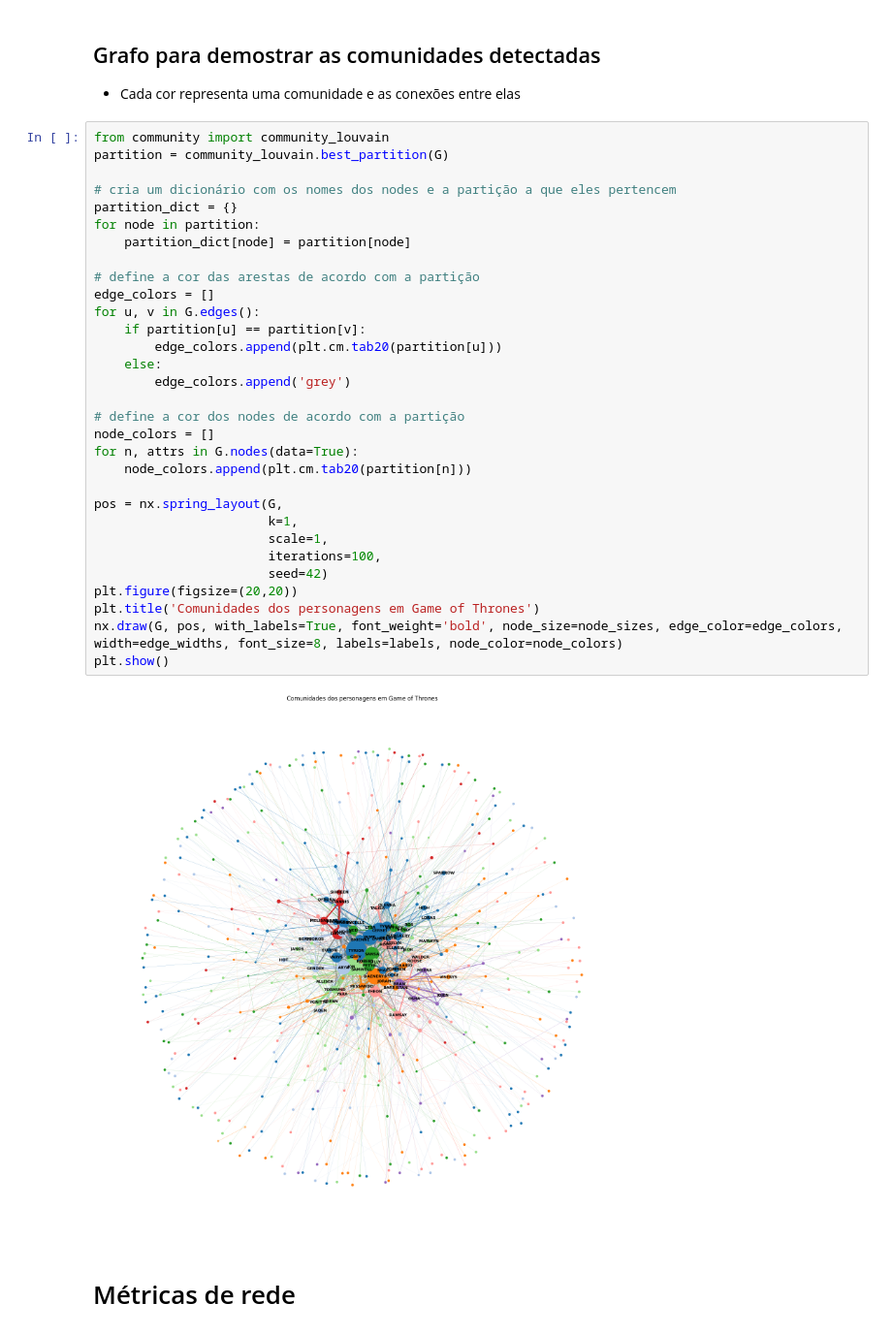
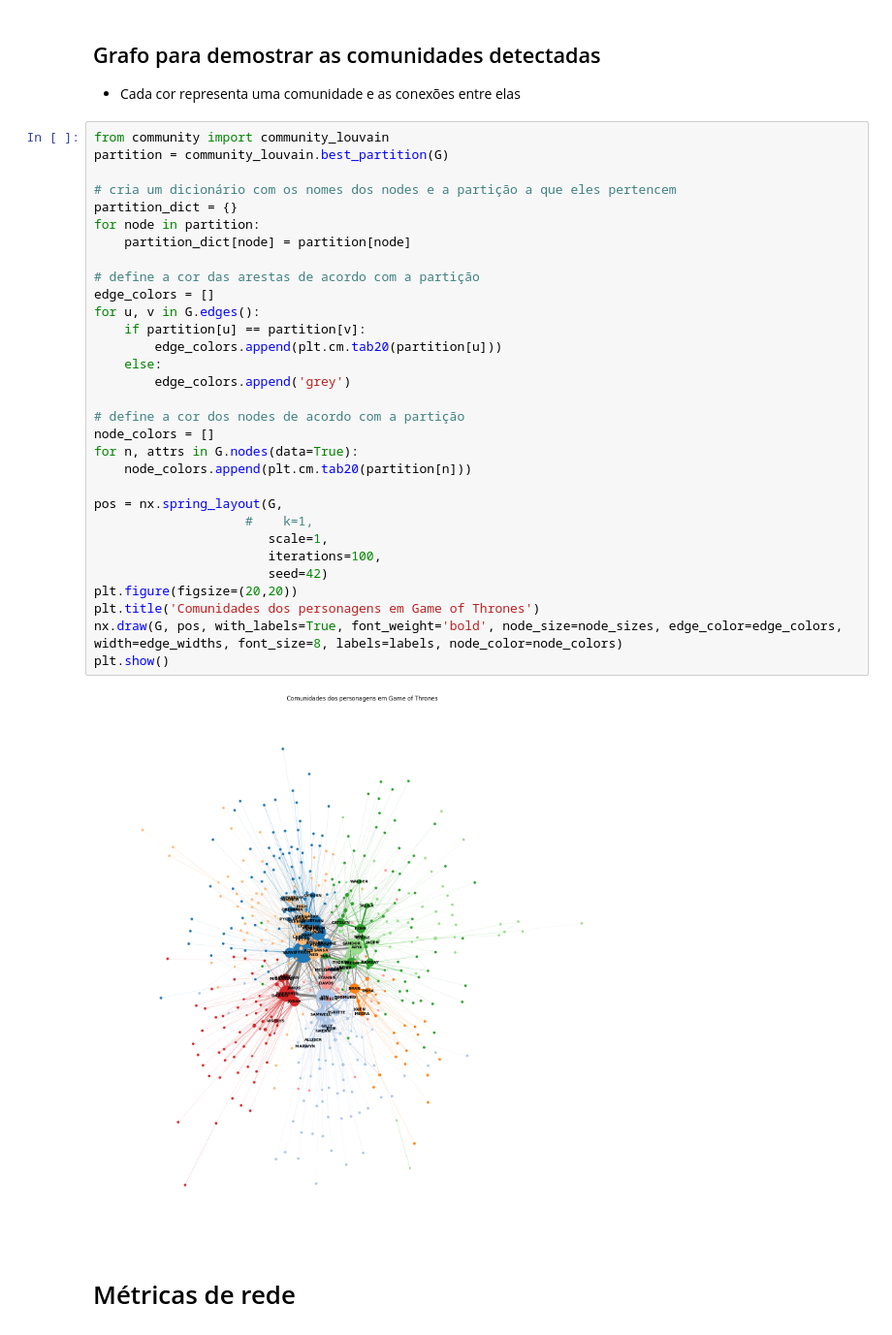
Before and after one commit to clairtonluz/MBA-em-ciencia-de-dados, a Jupyter notebook: Mineração de Grafos/exercicios/got.ipynb, the cells around one changed output. Shown at 97% size. Saved outputs shown, nothing was run; the diff lists cells and outputs as text.

```diff
--- a/Mineração de Grafos/exercicios/got.ipynb
+++ b/Mineração de Grafos/exercicios/got.ipynb
@@ -482,35 +482,35 @@ plt.show()
 from community import community_louvain
 partition = community_louvain.best_partition(G)
 
 # cria um dicionário com os nomes dos nodes e a partição a que eles pertencem
 partition_dict = {}
 for node in partition:
     partition_dict[node] = partition[node]
 
 # define a cor das arestas de acordo com a partição
 edge_colors = []
 for u, v in G.edges():
     if partition[u] == partition[v]:
         edge_colors.append(plt.cm.tab20(partition[u]))
     else:
         edge_colors.append('grey')
 
 # define a cor dos nodes de acordo com a partição
 node_colors = []
 for n, attrs in G.nodes(data=True):
     node_colors.append(plt.cm.tab20(partition[n]))
 
 pos = nx.spring_layout(G,
-                       k=1,
+                    #    k=1,
                        scale=1,
                        iterations=100,
                        seed=42)
 plt.figure(figsize=(20,20))
 plt.title('Comunidades dos personagens em Game of Thrones')
 nx.draw(G, pos, with_labels=True, font_weight='bold', node_size=node_sizes, edge_color=edge_colors, width=edge_widths, font_size=8, labels=labels, node_color=node_colors)
 plt.show()
 # %% [output]
-[figure, old version]
+[figure, new version]
 # %% [markdown]
 # Métricas de rede
 # %% [markdown]
```
